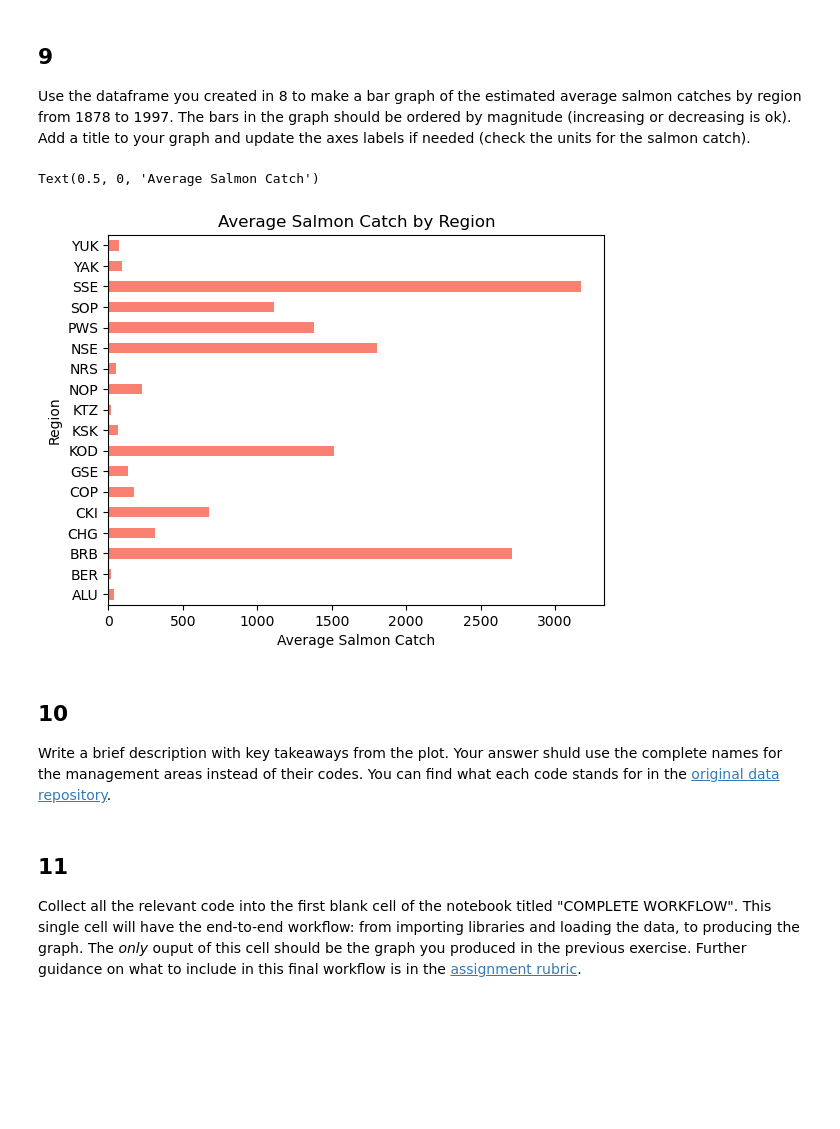
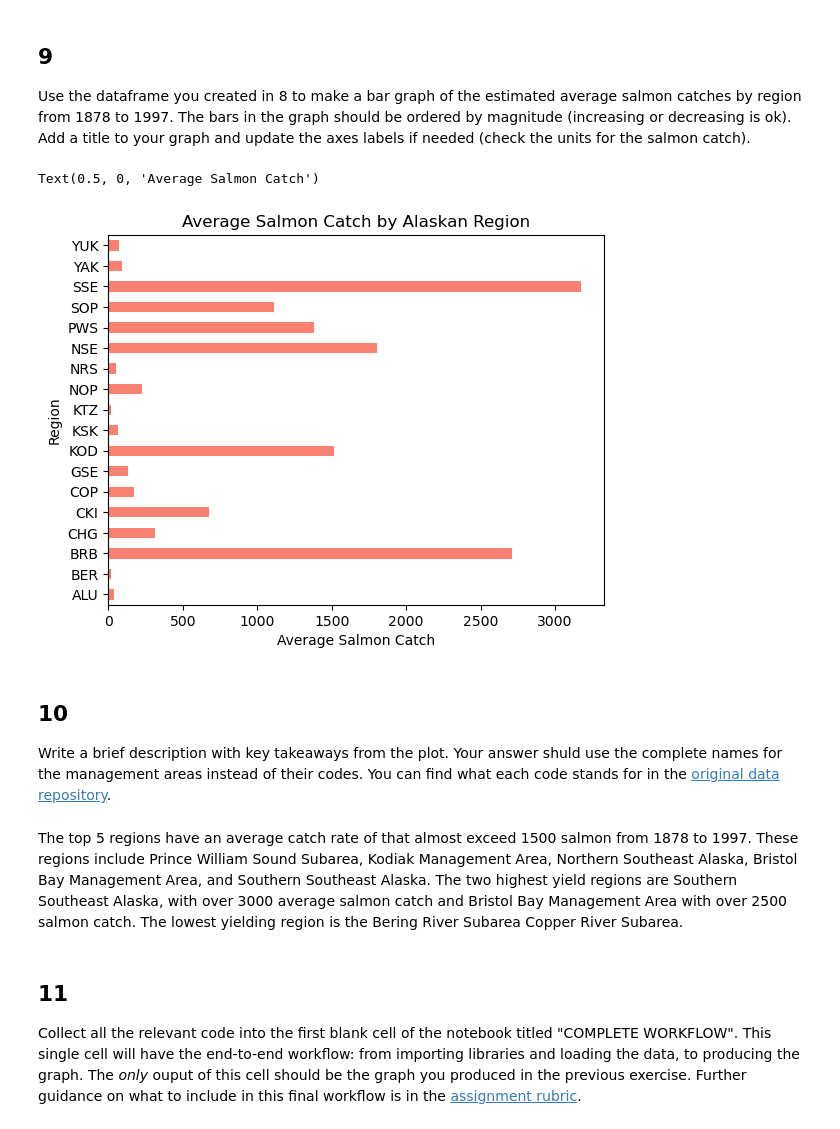
Before and after one commit to mmyiv/eds220-hwk2, a Jupyter notebook: hwk2-task2-salmon.ipynb, the cells around one changed output. Drawn from its saved outputs; the diff is of its cells as text; code cells hidden in the pictures; blank space fills up the shorter version.

```diff
--- a/hwk2-task2-salmon.ipynb
+++ b/hwk2-task2-salmon.ipynb
@@ -275,16 +302,17 @@ Use the dataframe you created in 8 to make a bar graph of the estimated average
 # %%
 # Filter data from 1878-1997
 filt_yr_catch_data = catch_data[(catch_data['Year'] > 1878) & (catch_data['Year'] < 1997)]
 
 # Make plot of average catch by region
 (filt_yr_catch_data.groupby(['Region'])
            .Catch
-           .mean().plot(kind='barh',
+           .mean()
+           .plot(kind='barh',
                         color = 'salmon',
-                        title = "Average Salmon Catch by Region")).set_xlabel("Average Salmon Catch")
+                        title = "Average Salmon Catch by Alaskan Region")).set_xlabel("Average Salmon Catch")
 # %% [output]
 Text(0.5, 0, 'Average Salmon Catch')
-[figure, old version]
+[figure, new version]
 # %% [markdown]
 <!-- END QUESTION -->
 
@@ -293,6 +321,9 @@ Text(0.5, 0, 'Average Salmon Catch')
 ## 10
 
 Write a brief description with key takeaways from the plot. Your answer shuld use the complete names for the management areas instead of their codes. You can find what each code stands for in the [original data repository](https://knb.ecoinformatics.org/view/df35b.304.2#df35b.303.1).
+# %% [markdown]
+The top 5 regions have an average catch rate of that almost exceed 1500 salmon from 1878 to 1997. These regions include Prince William Sound Subarea, Kodiak Management Area, Northern Southeast Alaska, Bristol Bay Management Area, and Southern Southeast Alaska. The two highest yield regions are Southern Southeast Alaska, with over 3000 average salmon catch and Bristol Bay Management Area with over 2500 salmon catch.
+The lowest yielding region is the Bering River Subarea Copper River Subarea.
 # %% [markdown]
 ## 11
 
```
Also changed, not shown: parts of 2 cells of this notebook.
